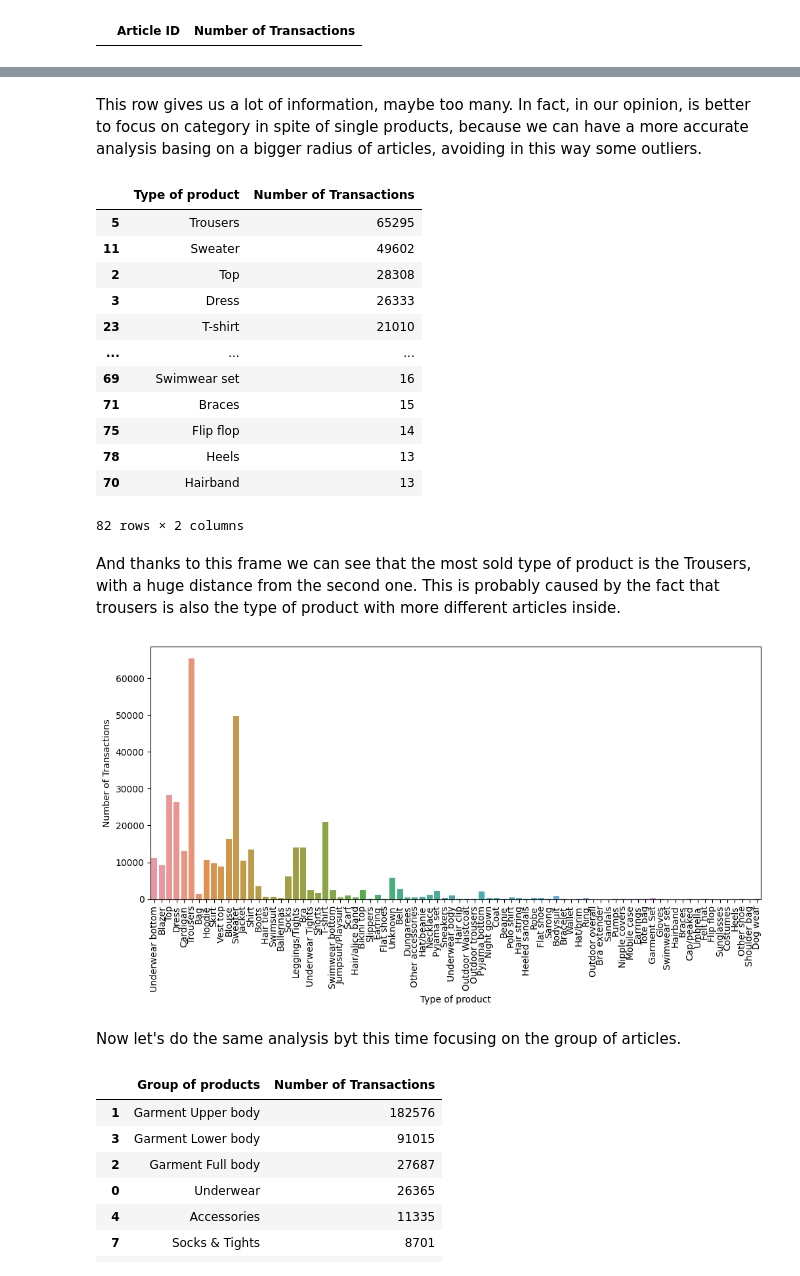
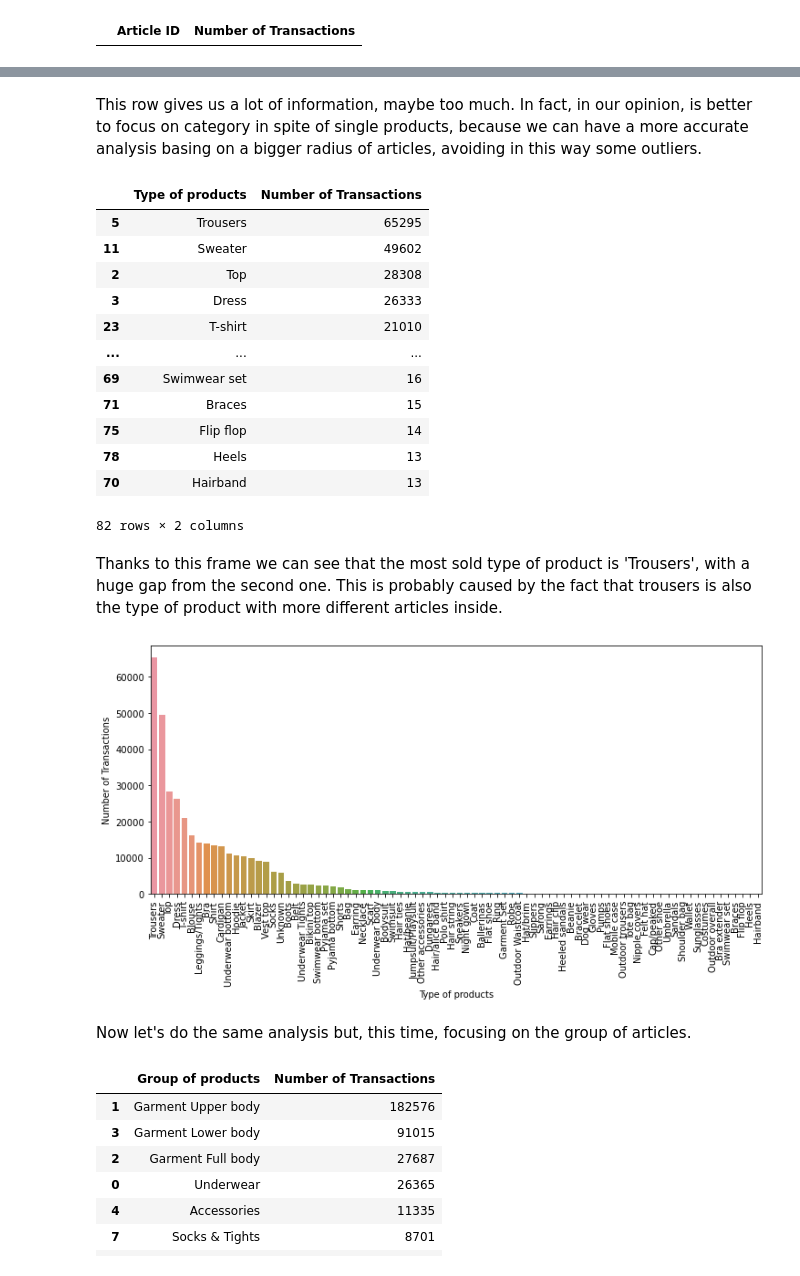
Before and after one commit to alessiabresolin/275601, a Jupyter notebook: project.ipynb, the cells around one changed output, grey strips where cells are left out. Cells and saved outputs as stored; diff of their text form; code cells hidden in the pictures.

```diff
--- a/project.ipynb
+++ b/project.ipynb
@@ -500,5 +499,5 @@ articles.loc[articles['article_id'] == 1419]
 # %% [markdown]
-This row gives us a lot of information, maybe too many.
+This row gives us a lot of information, maybe too much.
 In fact, in our opinion, is better to focus on category in spite of single products, because we can have a more accurate analysis basing on a bigger radius of articles, avoiding in this way some outliers.
 # %%
 article_type_dict = {}
@@ -516,9 +515,10 @@ for i,row in transactions.iterrows():
         type_transactions[article_type_dict[row['article_id']]] = 1
 
 type_transactions_df = pd.DataFrame({'Type of products':list(type_transactions.keys()),'Number of Transactions':list(type_transactions.values())})
-type_transactions_df.sort_values(by='Number of Transactions', ascending = False)
+type_transactions_df = type_transactions_df.sort_values(by='Number of Transactions', ascending = False)
+type_transactions_df
 # %% [output]
-|  | Type of product | Number of Transactions |
+|  | Type of products | Number of Transactions |
 | 5 | Trousers | 65295 |
 | 11 | Sweater | 49602 |
 | 2 | Top | 28308 |
@@ -532,16 +532,16 @@ type_transactions_df.sort_values(by='Number of Transactions', ascending = False)
 | 70 | Hairband | 13 |
 82 rows × 2 columns
 # %% [markdown]
-And thanks to this frame we can see that the most sold type of product is the Trousers, with a huge distance from the second one. This is probably caused by the fact that trousers is also the type of product with more different articles inside.
+Thanks to this frame we can see that the most sold type of product is 'Trousers', with a huge gap from the second one. This is probably caused by the fact that trousers is also the type of product with more different articles inside.
 # %%
 plt.figure(figsize=(12,5))
-sns.barplot(x='Type of product', y='Number of Transactions', data=type_transactions_df)
+sns.barplot(x='Type of products', y='Number of Transactions', data=type_transactions_df)
 plt.xticks(rotation=90)
 plt.show()
 # %% [output]
-[figure, old version]
+[figure, new version]
 # %% [markdown]
-Now let's do the same analysis byt this time focusing on the group of articles.
+Now let's do the same analysis but, this time, focusing on the group of articles.
 # %%
 group_transactions = {}
 for i,row in transactions.iterrows():
```
Also changed, not shown: parts of 18 cells of this notebook.
